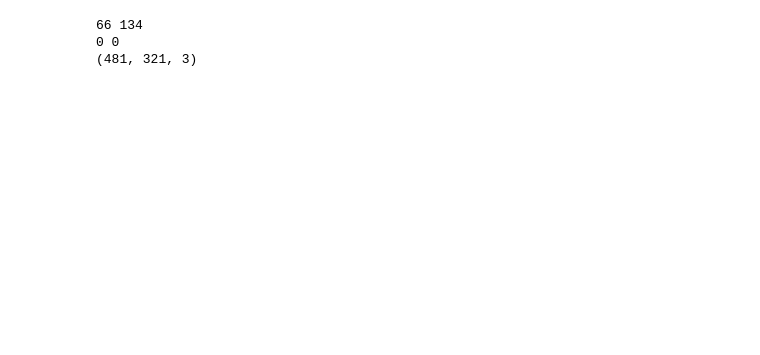
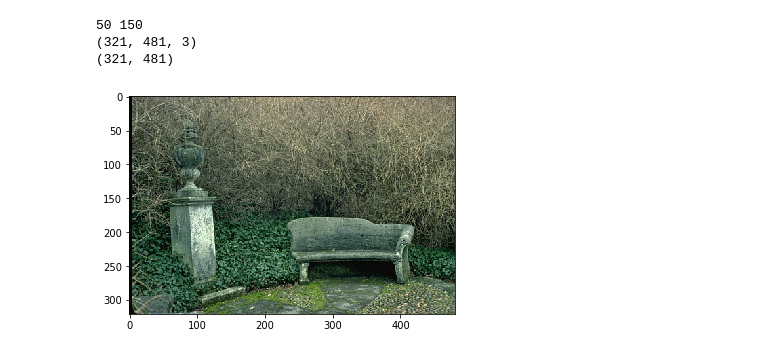
Before and after one commit to alyswidan/Image_Segmentation, a Jupyter notebook: K-means.ipynb, the cells around one changed output. Cells and saved outputs as stored; diff of their text form; code cells hidden in the pictures; blank space fills up the shorter version.

Commit message:
added the implementation of reading both images and ground truth files.

```diff
--- a/K-means.ipynb
+++ b/K-means.ipynb
@@ -8,27 +12,42 @@ import os
 # %%
-def load_images(root):
+def load_images(test_root, gt_root):
     images = []
     cnt_1 = 0
     cnt_2 = 0
-    for image_name in glob.glob(f'{root}/*.jpg'):
-        image = mpimg.imread(image_name)
-        if image.shape[0] == 481:
+    for image_name in glob.glob(f'{test_root}/*.jpg'):
+        test_image = mpimg.imread(image_name)
+        if test_image.shape[0] == 321 and cnt_1 != 50:
             cnt_1 += 1
+            _, t = os.path.split(image_name)
+            filename = os.path.splitext(t)[0]
+            gt_img = sio.loadmat(f'{gt_root}{filename}')
+            images.append((mpimg.imread(image_name),gt_img['groundTruth'][0][0][0][0]))
         else:
             cnt_2 += 1
-        images.append(mpimg.imread(image_name))
     print(cnt_1, cnt_2)
     return images
+
+# def load_gt(root):
+#     images = []
+#     for gt_image in glob.glob(f'{root}/*.mat'):
+#         img = sio.loadmat(gt_image)
+#         images.append(img)
+# #         print(img)
+#     return images
 # %%
 root_test, root_gt = 'BSR_bsds500/BSR/BSDS500/data/images/test/', 'BSR_bsds500/BSR/BSDS500/data/groundTruth/test/'
-test_images = []
-gt_images = []
-test_images = load_images(root_test)
-gt_images = load_images(root_gt)
-print(test_images[0].shape)
-# plt.imshow(test_images.shape)
+
+images = load_images(root_test, root_gt)
+
+test, gt = images[0]
+
+print(test.shape)
+plt.imshow(test)
 # plt.show()
+
+print(gt[0].shape)
 # %% [output]
-66 134
-0 0
-(481, 321, 3)
+50 150
+(321, 481, 3)
+(321, 481)
+[figure, added]
```
Also changed, not shown: parts of 1 cell of this notebook, 1 other file.
